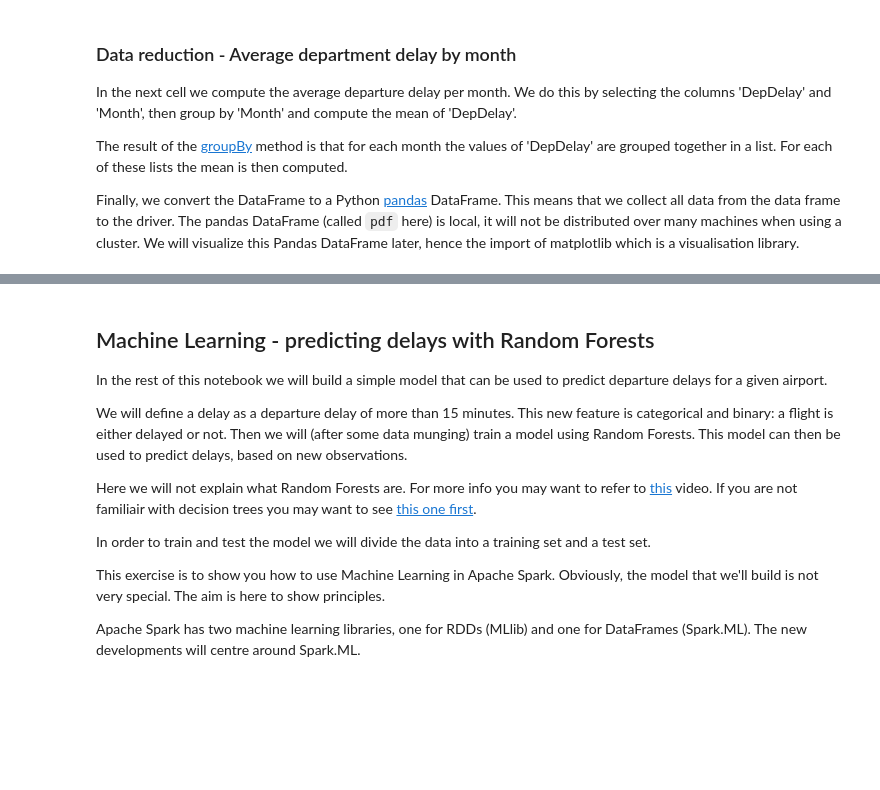
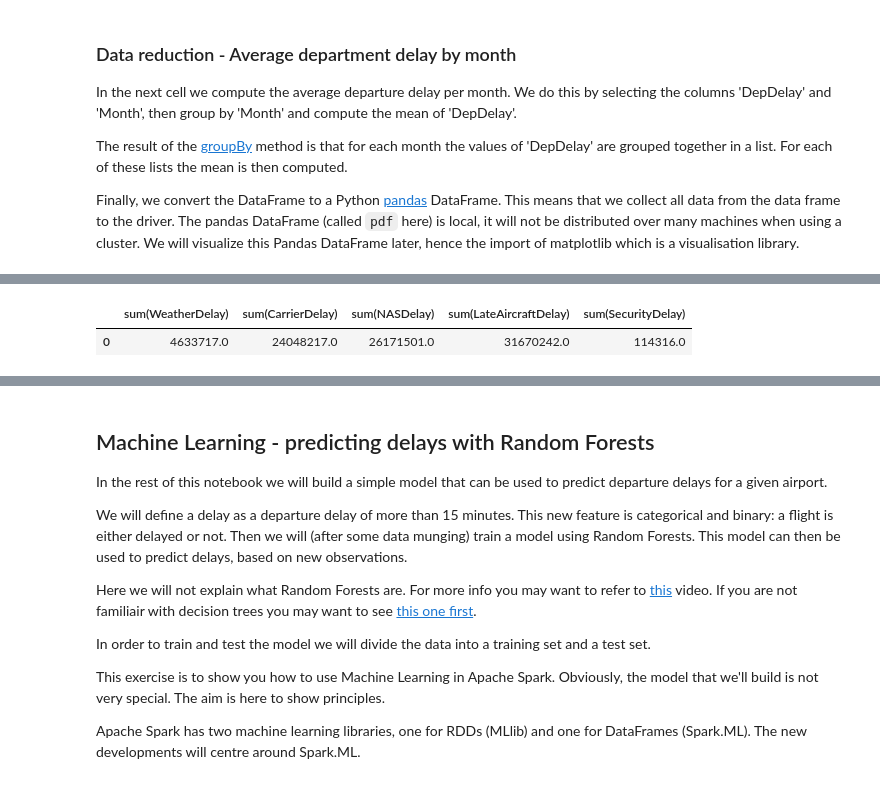
Before and after one commit to koke1405/jupyter-bigdata-notebooks, a Jupyter notebook: notebooks/04-sparkml-airplane-delay.ipynb, the cells around one changed output, grey strips where cells are left out. Saved outputs shown, nothing was run; the diff lists cells and outputs as text; code cells hidden in the pictures; blank space fills up the shorter version.

```diff
--- a/notebooks/04-sparkml-airplane-delay.ipynb
+++ b/notebooks/04-sparkml-airplane-delay.ipynb
@@ -199,0 +168,11 @@ orddf.show()
+# %%
+from pyspark.sql.types import IntegerType
+
+df = dfAirplane.filter(dfAirplane['WeatherDelay']!= 'NA').filter(dfAirplane['SecurityDelay'] != 'NA')\
+.filter(dfAirplane['NASDelay'] != 'NA')
+# %%
+df.agg({"WeatherDelay" : "sum", "NASDelay": "sum", "SecurityDelay": "sum",\
+                "LateAircraftDelay":"sum", "CarrierDelay" : "sum"}).toPandas().head()
+# %% [output]
+|  | sum(WeatherDelay) | sum(CarrierDelay) | sum(NASDelay) | sum(LateAircraftDelay) | sum(SecurityDelay) |
+| 0 | 4633717.0 | 24048217.0 | 26171501.0 | 31670242.0 | 114316.0 |
```
Also changed, not shown: parts of 49 cells of this notebook.
